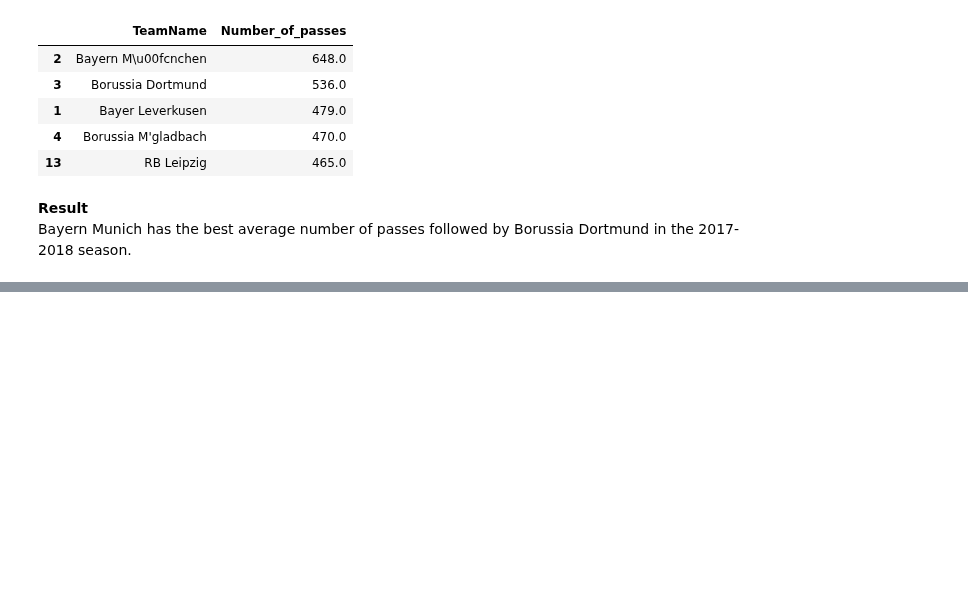
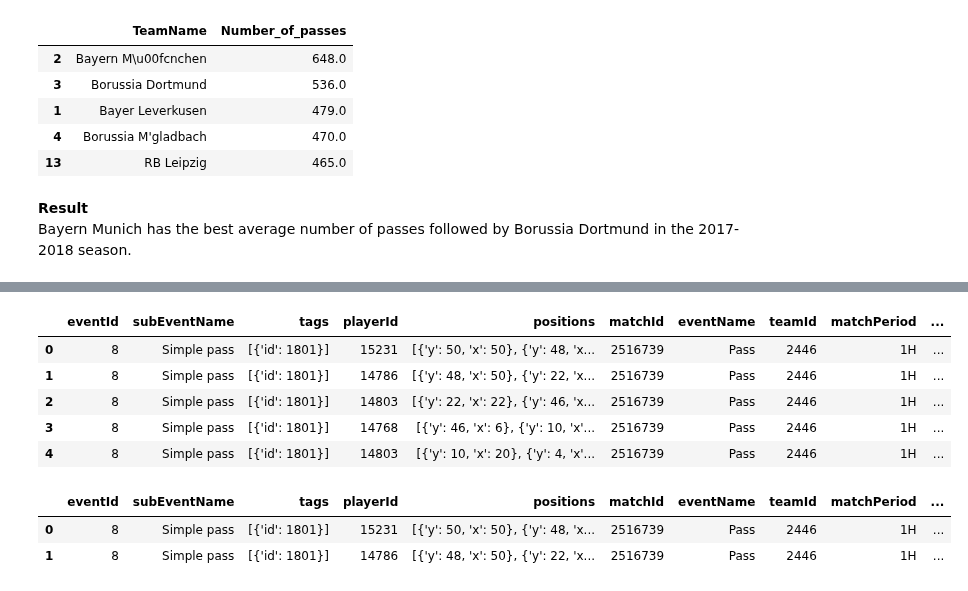
Before and after one commit to Luchini1987/Analysis-of-German-bundenliga-Football-Matches-using-Python, a Jupyter notebook: Analysis_Germany_Football.ipynb, the cells around one changed output, grey strips where cells are left out. Cells and saved outputs as stored; diff of their text form; code cells hidden in the pictures; blank space fills up the shorter version.

```diff
--- a/Analysis_Germany_Football.ipynb
+++ b/Analysis_Germany_Football.ipynb
@@ -290,0 +296,26 @@ Bayern Munich has the best average number of passes followed by Borussia Dortmun
+# %%
+# Using the pythagorean theorem and the data related to the initial and final position of a pass is possible to calculate the distance between
+# these points. Using the "positions" column the distance of a pass will be calculated.
+# Applying a filter we only save the information related to passes into the "passes" dataframe.
+passes = events[events['eventName'] == 'Pass'].reset_index(drop= True)
+passes.head(5)
+# %% [output]
+|  | eventId | subEventName | tags | playerId | positions | matchId | eventName | teamId | matchPeriod | ... |
+| 0 | 8 | Simple pass | [{'id': 1801}] | 15231 | [{'y': 50, 'x': 50}, {'y': 48, 'x... | 2516739 | Pass | 2446 | 1H | ... |
+| 1 | 8 | Simple pass | [{'id': 1801}] | 14786 | [{'y': 48, 'x': 50}, {'y': 22, 'x... | 2516739 | Pass | 2446 | 1H | ... |
+| 2 | 8 | Simple pass | [{'id': 1801}] | 14803 | [{'y': 22, 'x': 22}, {'y': 46, 'x... | 2516739 | Pass | 2446 | 1H | ... |
+| 3 | 8 | Simple pass | [{'id': 1801}] | 14768 | [{'y': 46, 'x': 6}, {'y': 10, 'x'... | 2516739 | Pass | 2446 | 1H | ... |
+| 4 | 8 | Simple pass | [{'id': 1801}] | 14803 | [{'y': 10, 'x': 20}, {'y': 4, 'x'... | 2516739 | Pass | 2446 | 1H | ... |
+# %%
+#
+import numpy as np
+distance = []
+for i in range(len(passes)):
+    value = np.sqrt((passes.positions[i][0]['x'] - passes.positions[i][1]['x'])**2 + (passes.positions[i][0]['y'] - passes.positions[i][1]['y'])**2)
+    distance.append(value)
+passes["pass_lenght"] = distance
+passes.head(2)
+# %% [output]
+|  | eventId | subEventName | tags | playerId | positions | matchId | eventName | teamId | matchPeriod | ... |
+| 0 | 8 | Simple pass | [{'id': 1801}] | 15231 | [{'y': 50, 'x': 50}, {'y': 48, 'x... | 2516739 | Pass | 2446 | 1H | ... |
+| 1 | 8 | Simple pass | [{'id': 1801}] | 14786 | [{'y': 48, 'x': 50}, {'y': 22, 'x... | 2516739 | Pass | 2446 | 1H | ... |
```
Also changed, not shown: parts of 26 cells of this notebook.
